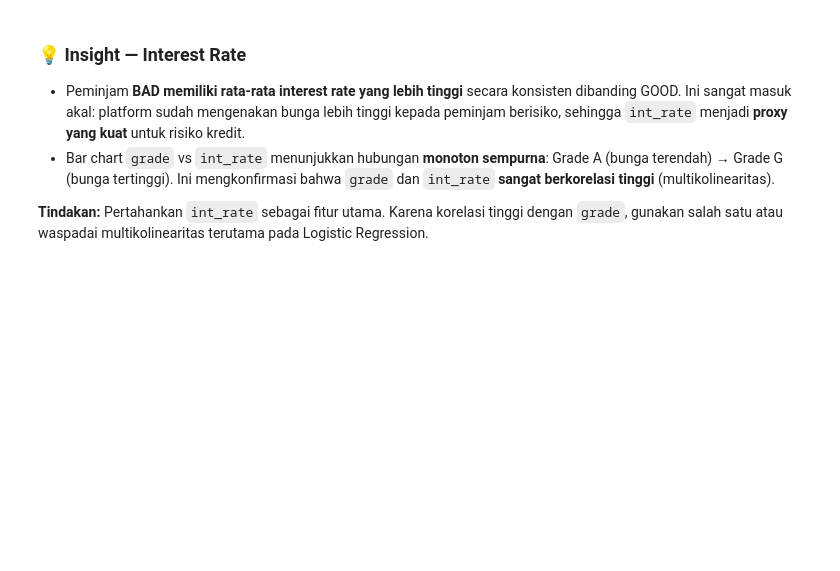
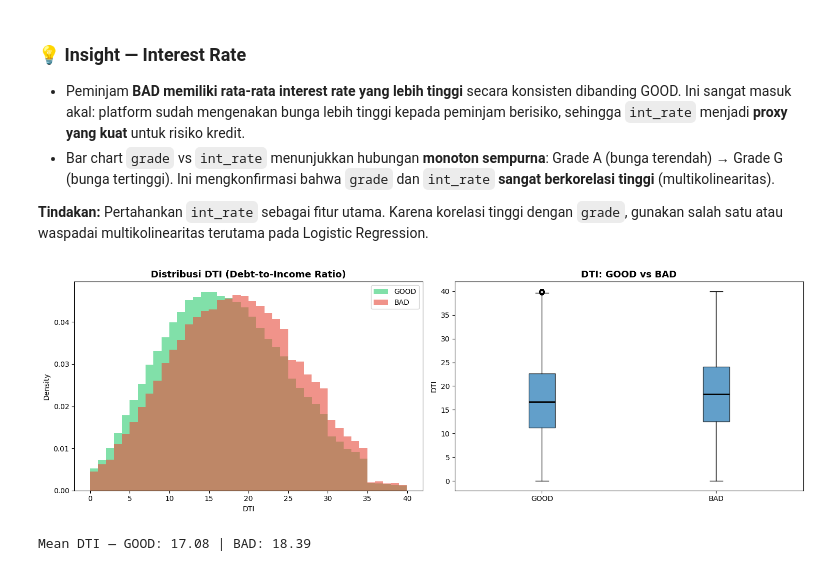
Before and after one commit to rfaoktvian/FinalProjectIDXPartners, a Jupyter notebook: main.ipynb, the cells around one changed output. Drawn from its saved outputs; the diff is of its cells as text; code cells hidden in the pictures; blank space fills up the shorter version.

```diff
--- a/main.ipynb
+++ b/main.ipynb
@@ -352,0 +337,31 @@ categorical_cols = df.select_dtypes(include='object').columns
+# %%
+# ============================================================
+# EDA 4: Distribusi DTI (Debt-to-Income Ratio)
+# ============================================================
+fig, axes = plt.subplots(1, 2, figsize=(15, 5))
+
+# Histogram DTI per label
+for label, color, name in [(0, '#2ecc71', 'GOOD'), (1, '#e74c3c', 'BAD')]:
+    subset = df[(df['loan_label'] == label) & (df['dti'] < 50)]['dti'].dropna()
+    axes[0].hist(subset, bins=40, alpha=0.6, color=color, label=name, density=True)
+axes[0].set_title('Distribusi DTI (Debt-to-Income Ratio)', fontsize=13, fontweight='bold')
+axes[0].set_xlabel('DTI')
+axes[0].set_ylabel('Density')
+axes[0].legend()
+
+# Boxplot DTI per label
+good_dti = df[(df['loan_label']==0) & (df['dti'] < 60)]['dti'].dropna()
+bad_dti  = df[(df['loan_label']==1) & (df['dti'] < 60)]['dti'].dropna()
+axes[1].boxplot([good_dti, bad_dti], labels=['GOOD', 'BAD'], patch_artist=True,
+                boxprops=dict(alpha=0.7),
+                medianprops=dict(color='black', linewidth=2))
+axes[1].set_title('DTI: GOOD vs BAD', fontsize=13, fontweight='bold')
+axes[1].set_ylabel('DTI')
+
+plt.tight_layout()
+plt.show()
+
+print(f'Mean DTI — GOOD: {good_dti.mean():.2f} | BAD: {bad_dti.mean():.2f}')
+# %% [output]
+[figure, added]
+Mean DTI — GOOD: 17.08 | BAD: 18.39
```
Also changed, not shown: parts of 4 cells of this notebook.
